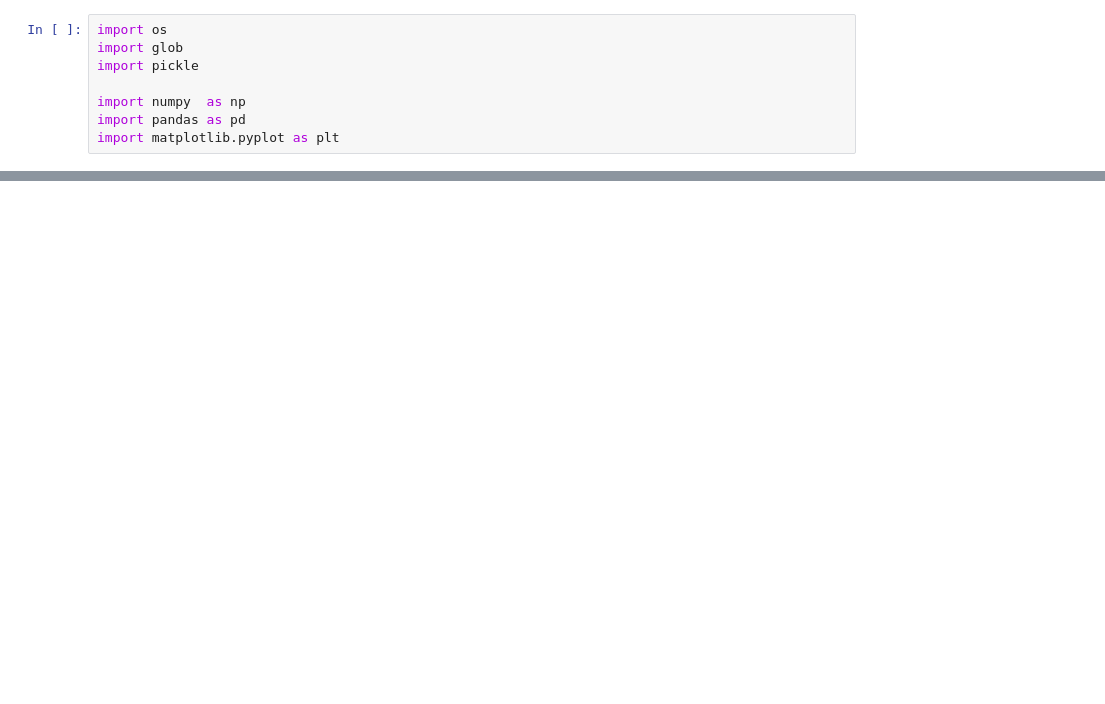
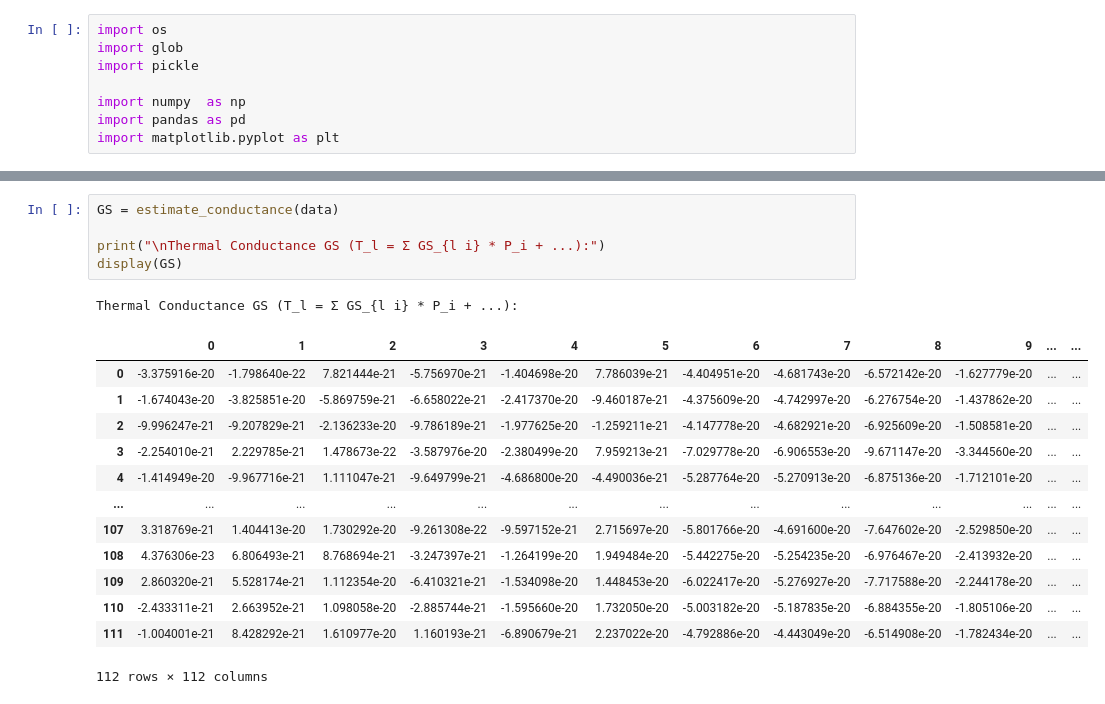
Before and after one commit to Yaozzzx/HPCE, a Jupyter notebook: notebooks/data_preprocessing/visualizations.ipynb, the cells around one changed output, grey strips where cells are left out. Saved outputs shown, nothing was run; the diff lists cells and outputs as text; blank space fills up the shorter version.

```diff
--- a/notebooks/data_preprocessing/visualizations.ipynb
+++ b/notebooks/data_preprocessing/visualizations.ipynb
@@ -110,0 +176,20 @@ if "round0" in summary_df.index:
+# %%
+GS = estimate_conductance(data)
+
+print("\nThermal Conductance GS (T_l = Σ GS_{l i} * P_i + ...):")
+display(GS)
+# %% [output]
+Thermal Conductance GS (T_l = Σ GS_{l i} * P_i + ...):
+|  | 0 | 1 | 2 | 3 | 4 | 5 | 6 | 7 | 8 | 9 | ... | ... |
+| 0 | -3.375916e-20 | -1.798640e-22 | 7.821444e-21 | -5.756970e-21 | -1.404698e-20 | 7.786039e-21 | -4.404951e-20 | -4.681743e-20 | -6.572142e-20 | -1.627779e-20 | ... | ... |
+| 1 | -1.674043e-20 | -3.825851e-20 | -5.869759e-21 | -6.658022e-21 | -2.417370e-20 | -9.460187e-21 | -4.375609e-20 | -4.742997e-20 | -6.276754e-20 | -1.437862e-20 | ... | ... |
+| 2 | -9.996247e-21 | -9.207829e-21 | -2.136233e-20 | -9.786189e-21 | -1.977625e-20 | -1.259211e-21 | -4.147778e-20 | -4.682921e-20 | -6.925609e-20 | -1.508581e-20 | ... | ... |
+| 3 | -2.254010e-21 | 2.229785e-21 | 1.478673e-22 | -3.587976e-20 | -2.380499e-20 | 7.959213e-21 | -7.029778e-20 | -6.906553e-20 | -9.671147e-20 | -3.344560e-20 | ... | ... |
+| 4 | -1.414949e-20 | -9.967716e-21 | 1.111047e-21 | -9.649799e-21 | -4.686800e-20 | -4.490036e-21 | -5.287764e-20 | -5.270913e-20 | -6.875136e-20 | -1.712101e-20 | ... | ... |
+| ... | ... | ... | ... | ... | ... | ... | ... | ... | ... | ... | ... | ... |
+| 107 | 3.318769e-21 | 1.404413e-20 | 1.730292e-20 | -9.261308e-22 | -9.597152e-21 | 2.715697e-20 | -5.801766e-20 | -4.691600e-20 | -7.647602e-20 | -2.529850e-20 | ... | ... |
+| 108 | 4.376306e-23 | 6.806493e-21 | 8.768694e-21 | -3.247397e-21 | -1.264199e-20 | 1.949484e-20 | -5.442275e-20 | -5.254235e-20 | -6.976467e-20 | -2.413932e-20 | ... | ... |
+| 109 | 2.860320e-21 | 5.528174e-21 | 1.112354e-20 | -6.410321e-21 | -1.534098e-20 | 1.448453e-20 | -6.022417e-20 | -5.276927e-20 | -7.717588e-20 | -2.244178e-20 | ... | ... |
+| 110 | -2.433311e-21 | 2.663952e-21 | 1.098058e-20 | -2.885744e-21 | -1.595660e-20 | 1.732050e-20 | -5.003182e-20 | -5.187835e-20 | -6.884355e-20 | -1.805106e-20 | ... | ... |
+| 111 | -1.004001e-21 | 8.428292e-21 | 1.610977e-20 | 1.160193e-21 | -6.890679e-21 | 2.237022e-20 | -4.792886e-20 | -4.443049e-20 | -6.514908e-20 | -1.782434e-20 | ... | ... |
+112 rows × 112 columns
```
Also changed, not shown: parts of 9 cells of this notebook.
